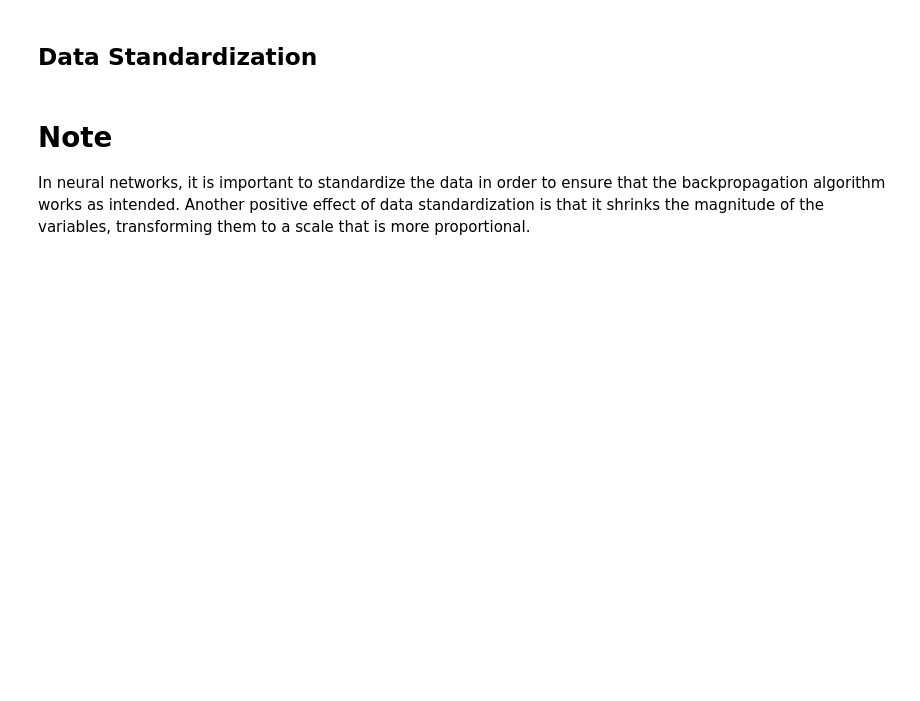
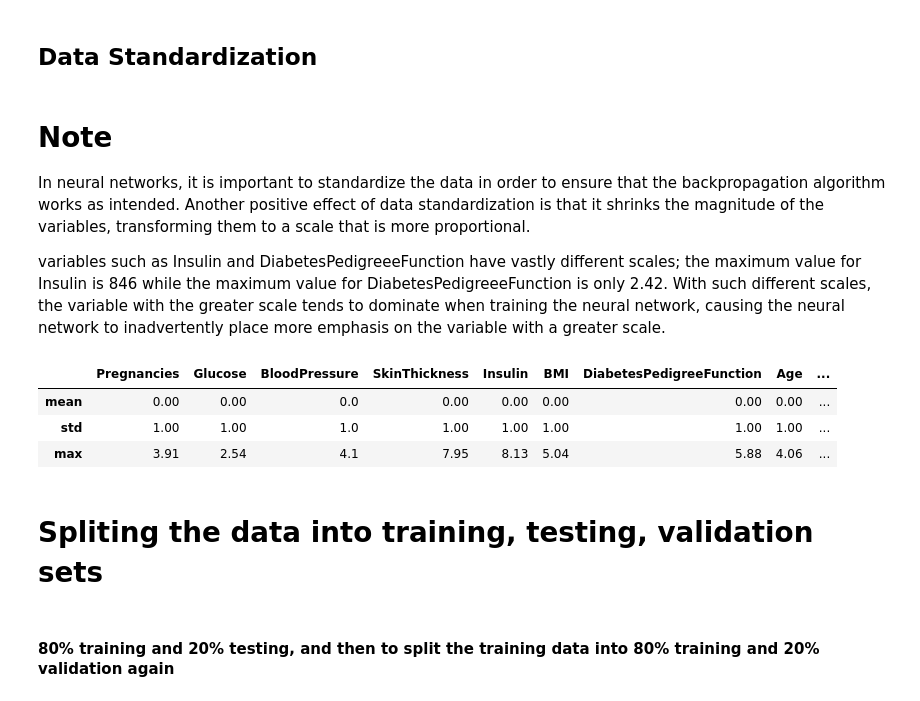
Before and after one commit to Rezwanul-Haque/neural_network_projects, a Jupyter notebook: medical_diagnosis_problem/diabetes_prediction/diabetes_prediction.ipynb, the cells around one changed output. Cells and saved outputs as stored; diff of their text form; code cells hidden in the pictures; blank space fills up the shorter version.

```diff
--- a/medical_diagnosis_problem/diabetes_prediction/diabetes_prediction.ipynb
+++ b/medical_diagnosis_problem/diabetes_prediction/diabetes_prediction.ipynb
@@ -240,3 +249,27 @@ df["BMI"] = df["BMI"].fillna(df["BMI"].mean())
 In neural networks, it is important to standardize the data in order to ensure that the backpropagation algorithm
 works as intended. Another positive effect of data standardization is that it shrinks the magnitude of the variables,
 transforming them to a scale that is more proportional.
+
+variables such as Insulin and DiabetesPedigreeeFunction have vastly different scales; the maximum value for Insulin
+is 846 while the maximum value for DiabetesPedigreeeFunction is only 2.42. With such different scales, the variable
+with the greater scale tends to dominate when training the neural network, causing the neural network to inadvertently
+place more emphasis on the variable with a greater scale.
+# %%
+df_scaled = preprocessing.scale(df)
+
+# coverting df_scaled into dataframe object
+df_scaled = pd.DataFrame(df_scaled, columns=df.columns)
+
+# Using the origin Outcome column in the scaled data frame
+df_scaled['Outcome'] = df['Outcome']
+
+df = df_scaled
+# %%
+df.describe().loc[['mean', 'std', 'max'], ].round(2).abs()
+# %% [output]
+|  | Pregnancies | Glucose | BloodPressure | SkinThickness | Insulin | BMI | DiabetesPedigreeFunction | Age | ... |
+| mean | 0.00 | 0.00 | 0.0 | 0.00 | 0.00 | 0.00 | 0.00 | 0.00 | ... |
+| std | 1.00 | 1.00 | 1.0 | 1.00 | 1.00 | 1.00 | 1.00 | 1.00 | ... |
+| max | 3.91 | 2.54 | 4.1 | 7.95 | 8.13 | 5.04 | 5.88 | 4.06 | ... |
+# %% [markdown]
+# Spliting the data into training, testing, validation sets
@@ -242,0 +285,2 @@ transforming them to a scale that is more proportional.
+# %% [markdown]
+#### 80% training and 20% testing, and then to split the training data into 80% training and 20% validation again
```
Also changed, not shown: parts of 36 cells of this notebook.
